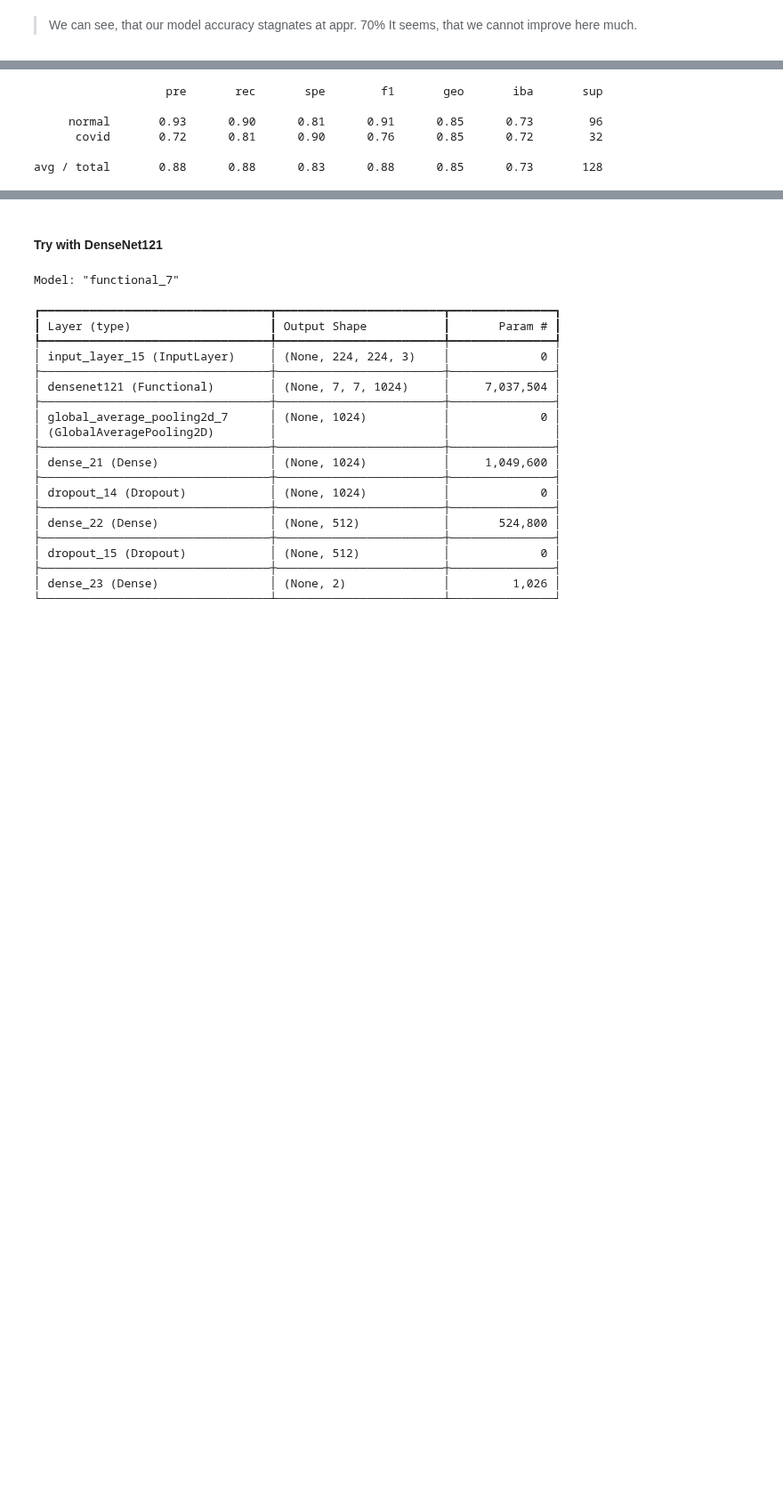
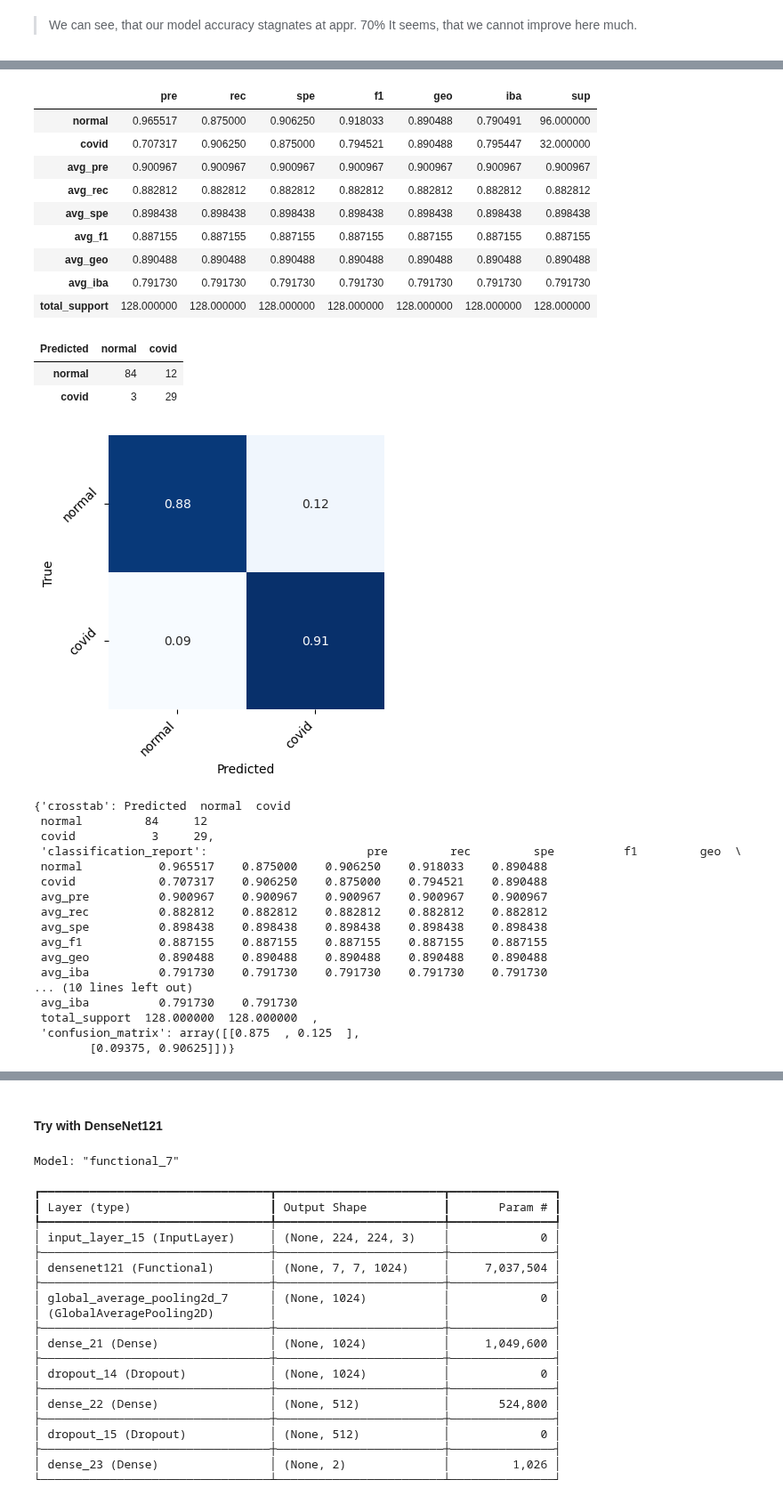
Before and after one commit to MarkusFuchs68/Covid-19_detection, a Jupyter notebook: notebooks/2 - modelling.ipynb, the cells around one changed output, grey strips where cells are left out. Shown at 89% size. Saved outputs shown, nothing was run; the diff lists cells and outputs as text; code cells hidden in the pictures; blank space fills up the shorter version.

Commit message:
added helper python lib, rearranged notebook names

```diff
--- a/notebooks/2 - modelling.ipynb
+++ b/notebooks/2 - modelling.ipynb
@@ -266,41 +265,7 @@ plot_learning_curve(history_model)
 # %% [markdown]
 > We can see, that our model accuracy stagnates at appr. 70%
 > It seems, that we cannot improve here much.
-# %%
-# Get true labels and predictions from the test dataset
-def get_predictions_and_labels(model, dataset):
-    true_labels = []
-    pred_labels = []
-
-    for images, labels in dataset:
-
-        preds = model.predict(images, verbose=0)  # Get the model's predictions
-        pred_labels.extend(np.argmax(preds, axis=-1))  # Get the predicted labels (argmax)
-
-        true_labels.extend(labels.numpy())  # Get the true labels
-
-    return np.array(true_labels), np.array(pred_labels)
-
-# Print a report with classification_report and heatmap confusion_matrix
-def report_preds(y_true, y_pred):
-    # Print the classification report (precision, recall, F1-score)
-    print(classification_report_imbalanced(y_true, y_pred, target_names=class_names))
-
-    # Show also the non-normalized crosstab
-    #display(pd.crosstab(y_true, y_pred, rownames=['True'], colnames=['Predicted']))
-    ct = pd.crosstab(y_true, y_pred, rownames=['True'],colnames=['Predicted'])
-    column_mapping = {index: class_name for index, class_name in enumerate(class_names)}
-    ct = ct.rename(columns=column_mapping)
-    ct.index = class_names
-    display(ct)
-
-    # Display the confusion matrix
-    plt.figure(figsize=(4, 4))  # Create a large figure for the confusion matrix
-    cnf_matrix = confusion_matrix(y_true, y_pred, normalize='true')  # Compute the normalized confusion matrix
-    sns.heatmap(cnf_matrix, cmap='Blues', annot=True, cbar=False, fmt=".2f")  # Plot the confusion matrix as a heatmap
-    plt.xlabel('Predicted')
-    plt.ylabel('True')
-    plt.xticks(ticks=np.arange(0.5,len(class_names)+0.5,1), labels=class_names, rotation=45, ha='right')
-    plt.yticks(ticks=np.arange(0.5,len(class_names)+0.5,1), labels=class_names, rotation=45, ha='right')
-    plt.show()
+# %%
+from tensorflow import keras
+vgg16 = keras.models.load_model('vgg16.keras')
 # %%
@@ -310,12 +276,38 @@ y_true, y_pred = get_predictions_and_labels(vgg16, val_ds.take(8))
 # %%
-report_preds(y_true, y_pred)
+from helper import report_model_performance
+report_model_performance(y_true, y_pred, class_names)
 
 # Well, with 4 classes, it's pretty bad on recall our model, let's try something else
 # With 2 classes only, we get a better prediction for the covid class
 # %% [output]
+|  | pre | rec | spe | f1 | geo | iba | sup |
+| normal | 0.965517 | 0.875000 | 0.906250 | 0.918033 | 0.890488 | 0.790491 | 96.000000 |
+| covid | 0.707317 | 0.906250 | 0.875000 | 0.794521 | 0.890488 | 0.795447 | 32.000000 |
+| avg_pre | 0.900967 | 0.900967 | 0.900967 | 0.900967 | 0.900967 | 0.900967 | 0.900967 |
+| avg_rec | 0.882812 | 0.882812 | 0.882812 | 0.882812 | 0.882812 | 0.882812 | 0.882812 |
+| avg_spe | 0.898438 | 0.898438 | 0.898438 | 0.898438 | 0.898438 | 0.898438 | 0.898438 |
+| avg_f1 | 0.887155 | 0.887155 | 0.887155 | 0.887155 | 0.887155 | 0.887155 | 0.887155 |
+| avg_geo | 0.890488 | 0.890488 | 0.890488 | 0.890488 | 0.890488 | 0.890488 | 0.890488 |
+| avg_iba | 0.791730 | 0.791730 | 0.791730 | 0.791730 | 0.791730 | 0.791730 | 0.791730 |
+| total_support | 128.000000 | 128.000000 | 128.000000 | 128.000000 | 128.000000 | 128.000000 | 128.000000 |
+| Predicted | normal | covid |
+| normal | 84 | 12 |
+| covid | 3 | 29 |
+[figure]
-                   pre       rec       spe        f1       geo       iba       sup
-
-     normal       0.93      0.90      0.81      0.91      0.85      0.73        96
-      covid       0.72      0.81      0.90      0.76      0.85      0.72        32
-
-avg / total       0.88      0.88      0.83      0.88      0.85      0.73       128
+{'crosstab': Predicted  normal  covid
+ normal         84     12
+ covid           3     29,
+ 'classification_report':                       pre         rec         spe          f1         geo  \
+ normal           0.965517    0.875000    0.906250    0.918033    0.890488
+ covid            0.707317    0.906250    0.875000    0.794521    0.890488
+ avg_pre          0.900967    0.900967    0.900967    0.900967    0.900967
+ avg_rec          0.882812    0.882812    0.882812    0.882812    0.882812
+ avg_spe          0.898438    0.898438    0.898438    0.898438    0.898438
+ avg_f1           0.887155    0.887155    0.887155    0.887155    0.887155
+ avg_geo          0.890488    0.890488    0.890488    0.890488    0.890488
+ avg_iba          0.791730    0.791730    0.791730    0.791730    0.791730
+... (10 lines left out)
+ avg_iba          0.791730    0.791730
+ total_support  128.000000  128.000000  ,
+ 'confusion_matrix': array([[0.875  , 0.125  ],
+        [0.09375, 0.90625]])}
```
Also changed, not shown: parts of 10 cells of this notebook, 2 other files.
